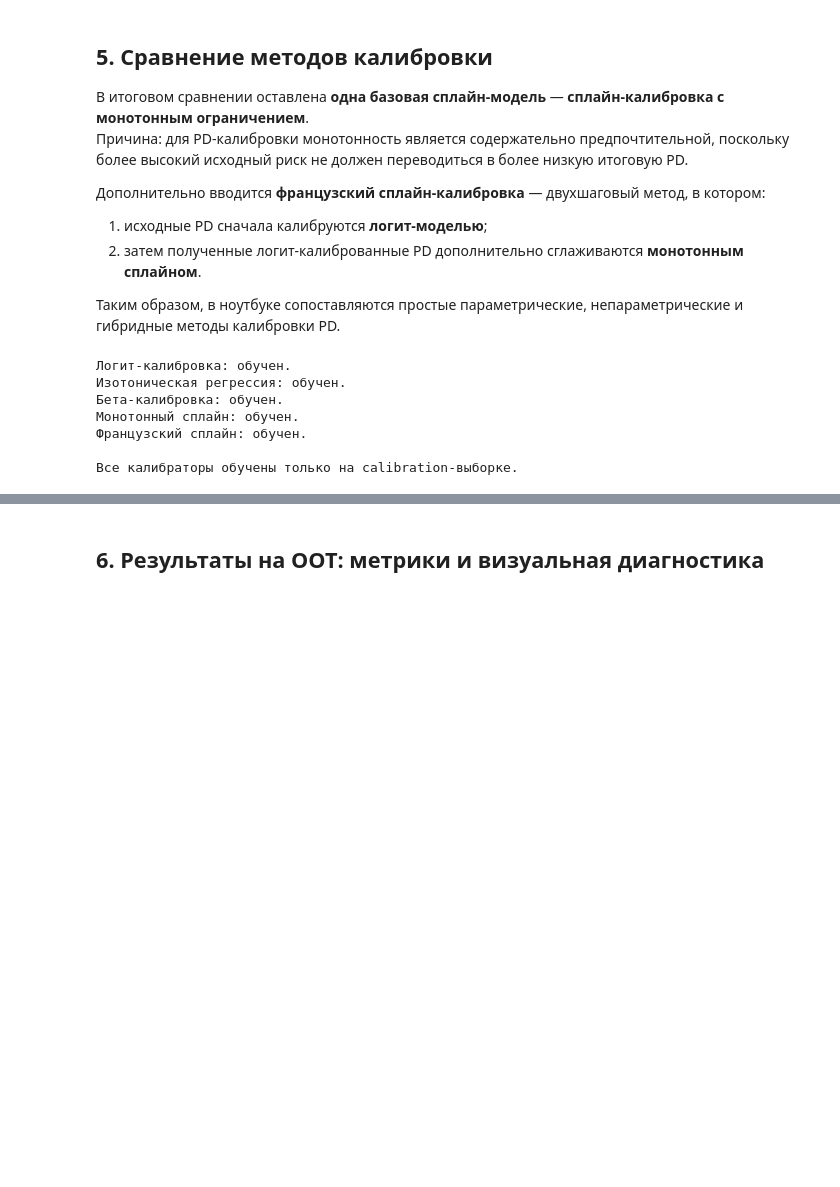
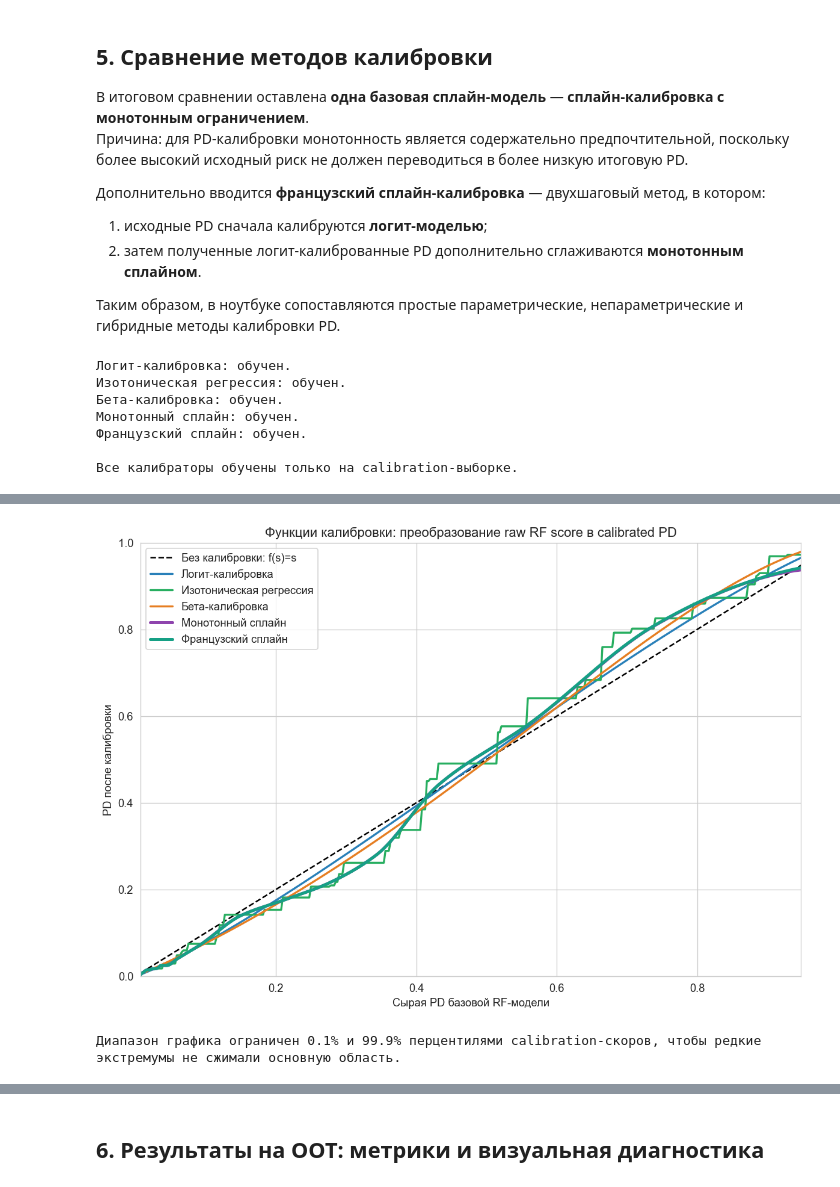
Before and after one commit to ddudenko275-boop/ColebrationTedo, a Jupyter notebook: notebooks/pd_calibration.ipynb, the cells around one changed output, grey strips where cells are left out. Cells and saved outputs as stored; diff of their text form; code cells hidden in the pictures; blank space fills up the shorter version.

Commit message:
Add calibration function diagnostics

```diff
--- a/notebooks/pd_calibration.ipynb
+++ b/notebooks/pd_calibration.ipynb
@@ -264,0 +318,28 @@ print("\nВсе калибраторы обучены только на calibrat
+# %%
+score_grid = np.linspace(
+    max(1e-4, float(np.quantile(scores_calib, 0.001))),
+    min(0.9999, float(np.quantile(scores_calib, 0.999))),
+    400,
+)
+
+fig, ax = plt.subplots(figsize=(10, 7))
+ax.plot(score_grid, score_grid, "k--", lw=1.5, label="Без калибровки: f(s)=s")
+
+for (name, cal), color in zip(calibrators.items(), COLORS[1:]):
+    calibrated_grid = cal.predict(score_grid)
+    lw = 3.0 if "сплайн" in name.lower() else 2.0
+    ax.plot(score_grid, calibrated_grid, color=color, lw=lw, label=name)
+
+ax.set_xlabel("Сырая PD базовой RF-модели")
+ax.set_ylabel("PD после калибровки")
+ax.set_title("Функции калибровки: преобразование raw RF score в calibrated PD")
+ax.set_xlim(score_grid.min(), score_grid.max())
+ax.set_ylim(0, 1)
+ax.legend(loc="upper left")
+plt.tight_layout()
+plt.show()
+
+print("Диапазон графика ограничен 0.1% и 99.9% перцентилями calibration-скоров, чтобы редкие экстремумы не сжимали основную область.")
+# %% [output]
+[figure, added]
+Диапазон графика ограничен 0.1% и 99.9% перцентилями calibration-скоров, чтобы редкие экстремумы не сжимали основную область.
```
Also changed, not shown: parts of 10 cells of this notebook, 1 other file.
